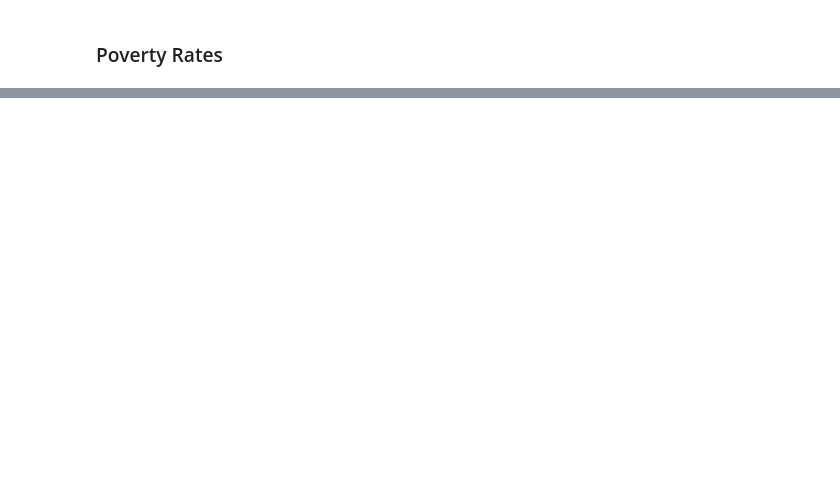
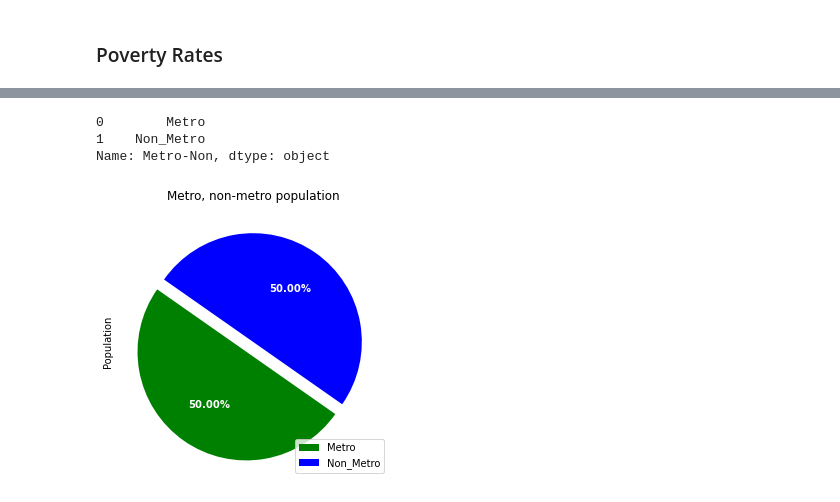
Before and after one commit to tlenzmeier58/Project_1, a Jupyter notebook: working.ipynb, the cells around one changed output, grey strips where cells are left out. Cells and saved outputs as stored; diff of their text form; code cells hidden in the pictures; blank space fills up the shorter version.

```diff
--- a/working.ipynb
+++ b/working.ipynb
@@ -378,0 +407,19 @@ Name: Infections, dtype: float64
+# %%
+pd.set_option('mode.chained_assignment', None)
+poverty_rate = []
+infection_rate = []
+
+i = 0
+while i < len(merged_df_metro):
+    if merged_df_metro["Population"][i] == 0:
+        poverty_rate.append(0)
+        infection_rate.append(0)
+    else:
+        poverty_rate.append(merged_df_metro["Poverty"][i] / merged_df_metro["Population"][i])
+        infection_rate.append(merged_df_metro["Infections"][i] / merged_df_metro["Population"][i])
+    i += 1
+
+merged_df_metro["Poverty Rate"] = poverty_rate
+merged_df_metro["Infection Rate"] = infection_rate
+
+merged_df_metro.head()
@@ -378,0 +433,27 @@ Name: Infections, dtype: float64
+# %%
+merged_df_metro_meta = merged_df_metro[['Metro-Non', 'Population']].groupby('Metro-Non')
+metro_df = merged_df_metro_meta.sum().reset_index()
+metro_df
+by_metro = metro_df['Population'].value_counts()
+labels = metro_df['Metro-Non']
+colors = ['green', 'blue']
+explode=(0.11, 0)
+print(labels)
+by_metro.plot(
+    kind="pie",
+    figsize=(5,5),
+    colors=colors,
+    autopct='%1.2f%%',
+    explode=explode,
+    startangle=145,
+    textprops={'color':'white', 'weight':'bold'}
+
+)
+plt.title("Metro, non-metro population")
+plt.legend(labels, loc=4)
+plt.show()
+# %% [output]
+0        Metro
+1    Non_Metro
+Name: Metro-Non, dtype: object
+[figure, added]
```
Also changed, not shown: parts of 12 cells of this notebook, 3 other files.
